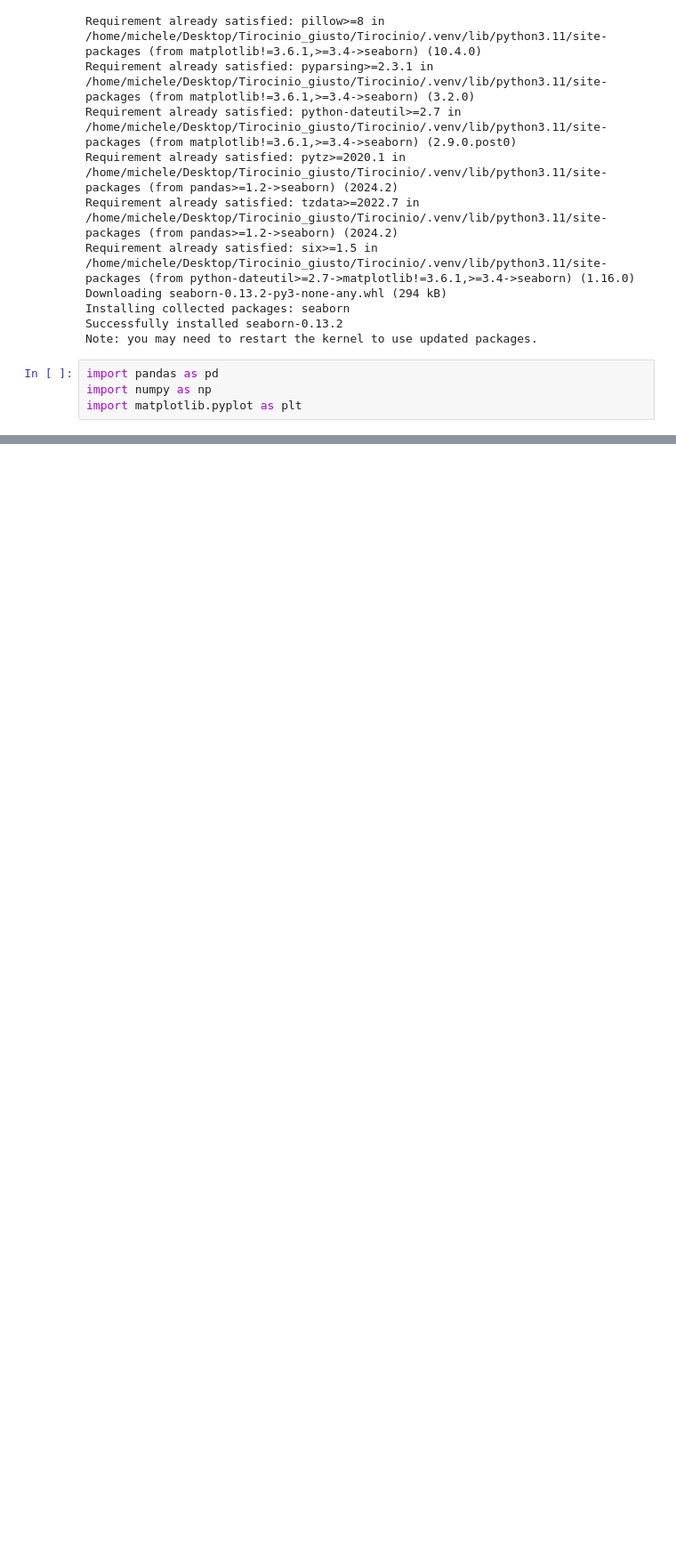
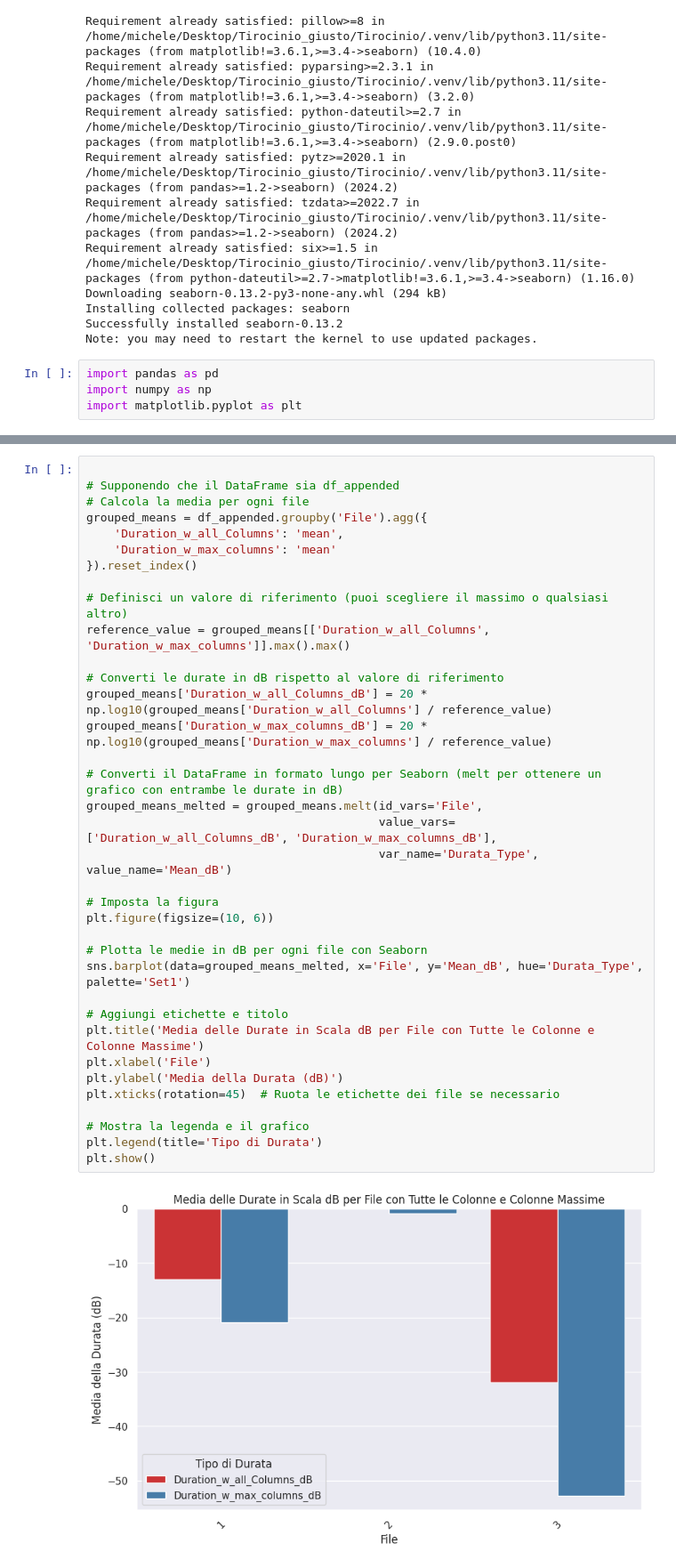
Before and after one commit to MikDR/Tirocinio, a Jupyter notebook: post_seconda_revisione/plot.ipynb, the cells around one changed output, grey strips where cells are left out. Shown at 89% size. Cells and saved outputs as stored; diff of their text form; blank space fills up the shorter version.

```diff
--- a/post_seconda_revisione/plot.ipynb
+++ b/post_seconda_revisione/plot.ipynb
@@ -173,0 +189,38 @@ plt.show()
+# %%
+
+# Supponendo che il DataFrame sia df_appended
+# Calcola la media per ogni file
+grouped_means = df_appended.groupby('File').agg({
+    'Duration_w_all_Columns': 'mean',
+    'Duration_w_max_columns': 'mean'
+}).reset_index()
+
+# Definisci un valore di riferimento (puoi scegliere il massimo o qualsiasi altro)
+reference_value = grouped_means[['Duration_w_all_Columns', 'Duration_w_max_columns']].max().max()
+
+# Converti le durate in dB rispetto al valore di riferimento
+grouped_means['Duration_w_all_Columns_dB'] = 20 * np.log10(grouped_means['Duration_w_all_Columns'] / reference_value)
+grouped_means['Duration_w_max_columns_dB'] = 20 * np.log10(grouped_means['Duration_w_max_columns'] / reference_value)
+
+# Converti il DataFrame in formato lungo per Seaborn (melt per ottenere un grafico con entrambe le durate in dB)
+grouped_means_melted = grouped_means.melt(id_vars='File',
+                                          value_vars=['Duration_w_all_Columns_dB', 'Duration_w_max_columns_dB'],
+                                          var_name='Durata_Type', value_name='Mean_dB')
+
+# Imposta la figura
+plt.figure(figsize=(10, 6))
+
+# Plotta le medie in dB per ogni file con Seaborn
+sns.barplot(data=grouped_means_melted, x='File', y='Mean_dB', hue='Durata_Type', palette='Set1')
+
+# Aggiungi etichette e titolo
+plt.title('Media delle Durate in Scala dB per File con Tutte le Colonne e Colonne Massime')
+plt.xlabel('File')
+plt.ylabel('Media della Durata (dB)')
+plt.xticks(rotation=45)  # Ruota le etichette dei file se necessario
+
+# Mostra la legenda e il grafico
+plt.legend(title='Tipo di Durata')
+plt.show()
+# %% [output]
+[figure, added]
```
Also changed, not shown: parts of 6 cells of this notebook.
